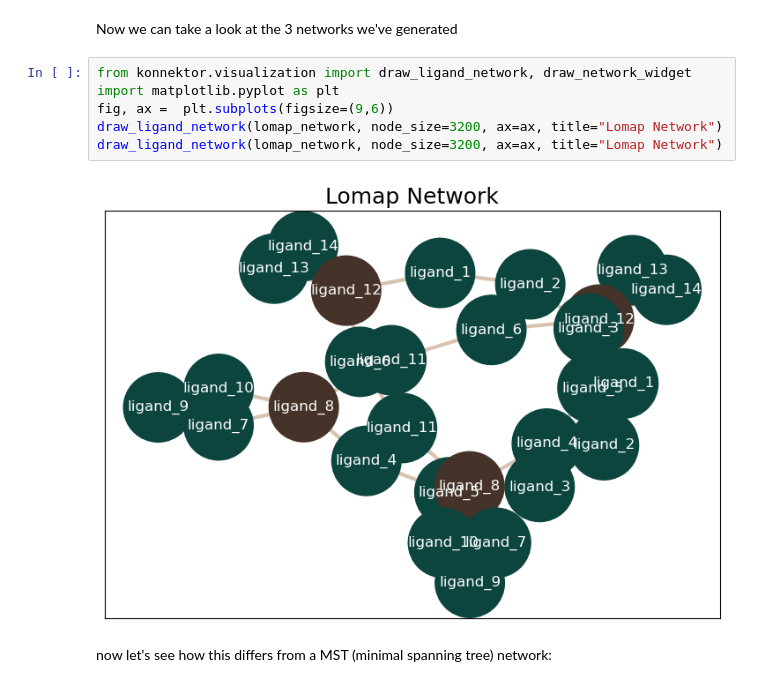
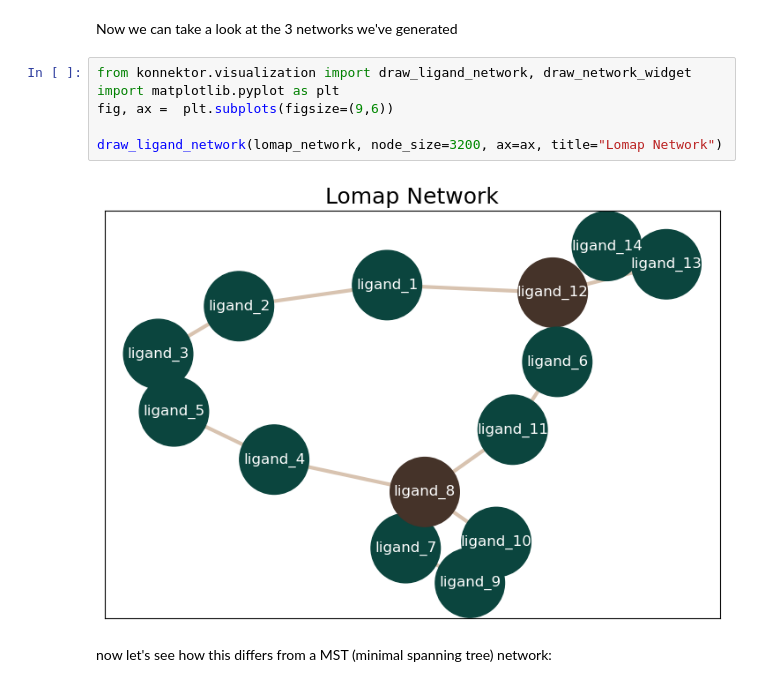
Before and after one commit to MDAnalysis/UGM2025, a Jupyter notebook: workshops/OpenFE/openfe_workshop.ipynb, the cells around one changed output. Cells and saved outputs as stored; diff of their text form.

```diff
--- a/workshops/OpenFE/openfe_workshop.ipynb
+++ b/workshops/OpenFE/openfe_workshop.ipynb
@@ -267,11 +265,11 @@ Now we can take a look at the 3 networks we've generated
 # %%
 from konnektor.visualization import draw_ligand_network, draw_network_widget
 import matplotlib.pyplot as plt
 fig, ax =  plt.subplots(figsize=(9,6))
+
 draw_ligand_network(lomap_network, node_size=3200, ax=ax, title="Lomap Network")
-draw_ligand_network(lomap_network, node_size=3200, ax=ax, title="Lomap Network")
 # %% [output]
-[figure, old version]
+[figure, new version]
 # %% [markdown]
 now let's see how this differs from a MST (minimal spanning tree) network:
 # %%
```
Also changed, not shown: parts of 5 cells of this notebook.
